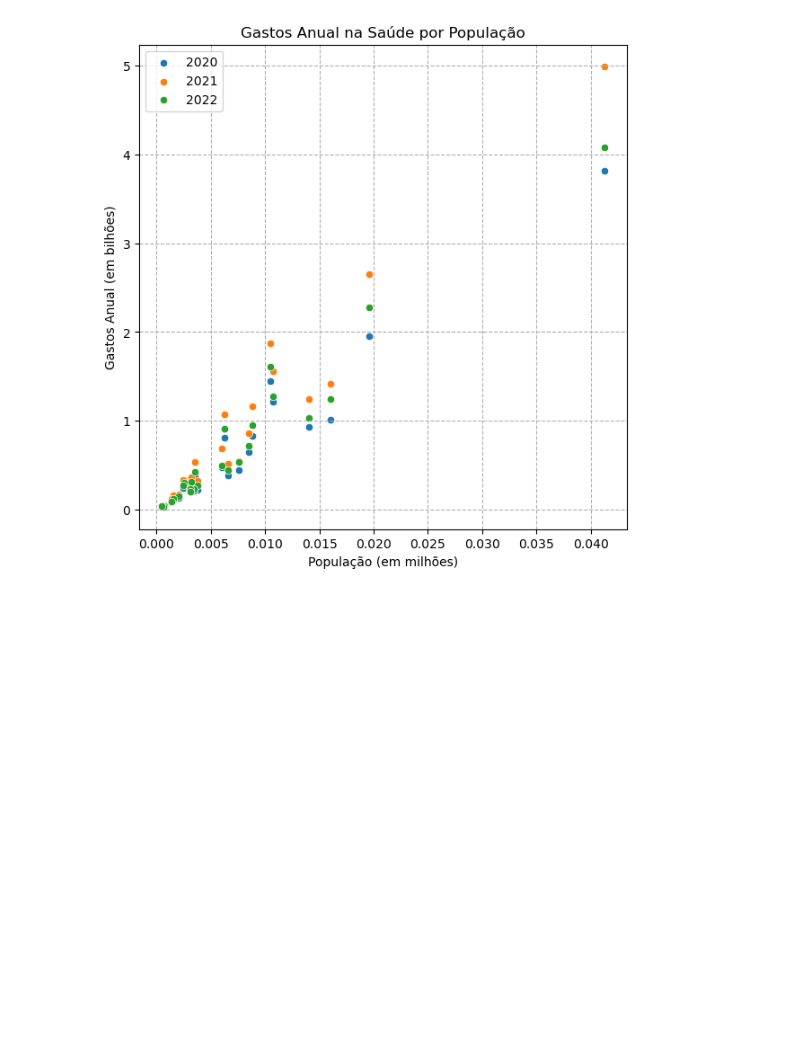
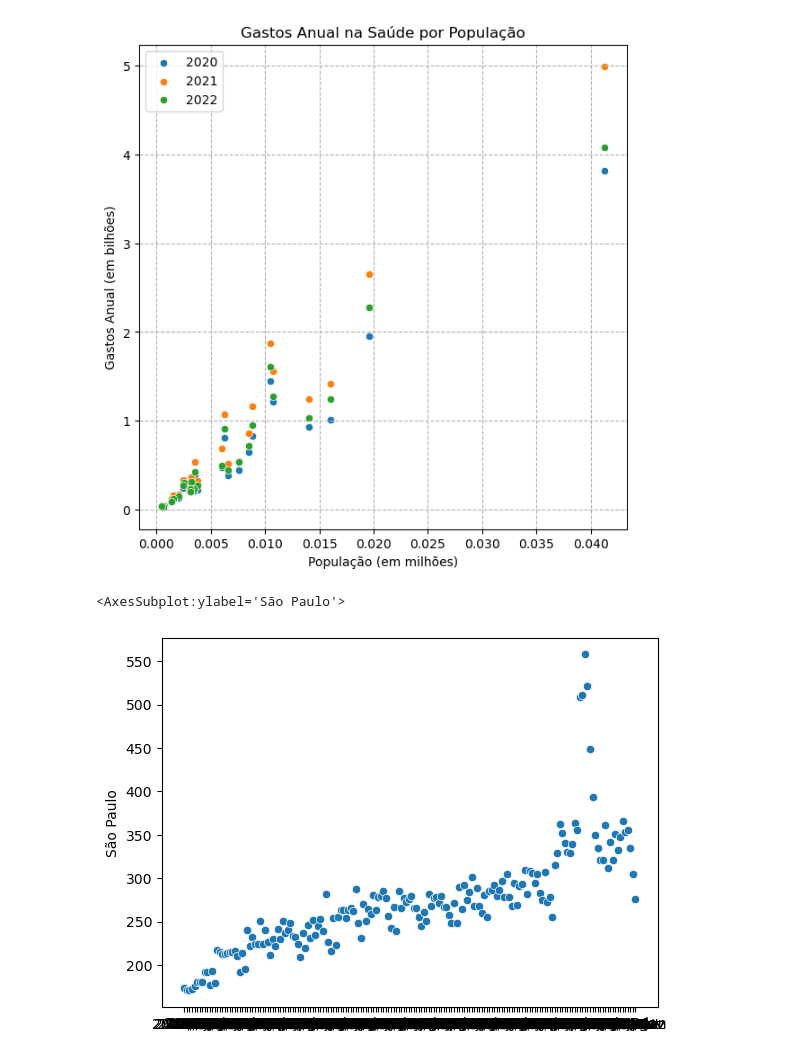
Before and after one commit to polizelr/pos_data_analytics_fiap, a Jupyter notebook: Fase 1 - Data analysis and exploration/Visualização de dados/Produção_Hospitalar_v2.ipynb, the cells around one changed output. Cells and saved outputs as stored; diff of their text form; code cells hidden in the pictures; blank space fills up the shorter version.

Commit message:
Aula 3 - Ticks, escalas e formação de imagem - Módulo 2

```diff
--- a/Fase 1 - Data analysis and exploration/Visualização de dados/Produção_Hospitalar_v2.ipynb
+++ b/Fase 1 - Data analysis and exploration/Visualização de dados/Produção_Hospitalar_v2.ipynb
@@ -1202,3 +1202,8 @@ ax1.set_ylabel("Gastos Anual (em bilhões)")
 plt.grid( linestyle = '--')
 # %% [output]
 [figure]
+# %%
+sns.scatterplot(x=ordenados_por_total.columns, y=ordenados_por_total.loc["São Paulo"])
+# %% [output]
+<AxesSubplot:ylabel='São Paulo'>
+[figure, added]
```
Also changed, not shown: parts of 6 cells of this notebook.
